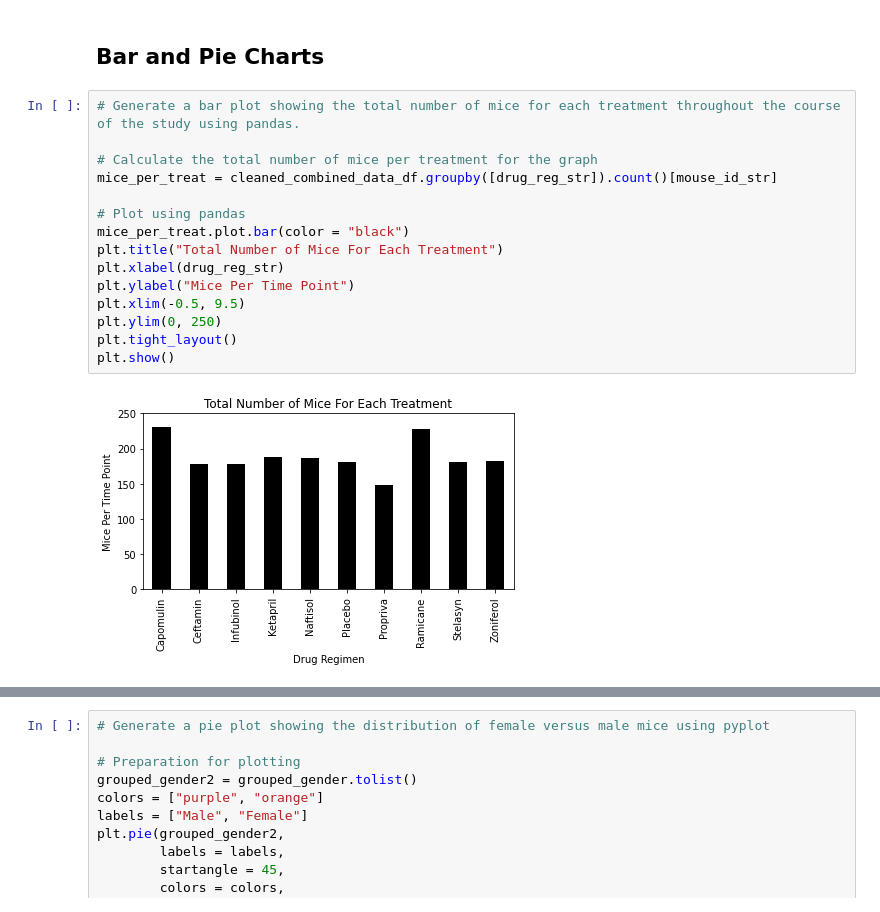
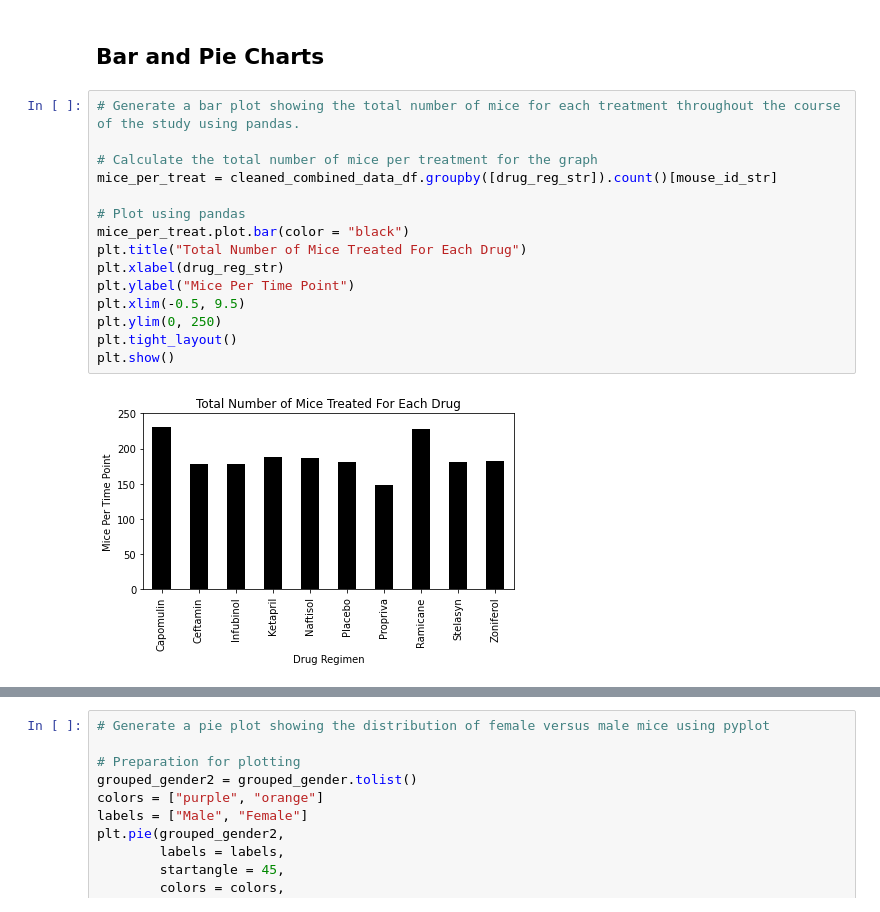
Before and after one commit to Franco1230/05-Matplotlib-Challenge, a Jupyter notebook: Pymaceuticals/pymaceuticals_starter.ipynb, the cells around one changed output, grey strips where cells are left out. Drawn from its saved outputs; the diff is of its cells as text.

Commit message:
reviewed, renamed graph title for clearer reading

```diff
--- a/Pymaceuticals/pymaceuticals_starter.ipynb
+++ b/Pymaceuticals/pymaceuticals_starter.ipynb
@@ -176,20 +176,20 @@ statistic_summary2.round(2)
 # %%
 # Generate a bar plot showing the total number of mice for each treatment throughout the course of the study using pandas.
 
 # Calculate the total number of mice per treatment for the graph
 mice_per_treat = cleaned_combined_data_df.groupby([drug_reg_str]).count()[mouse_id_str]
 
 # Plot using pandas
 mice_per_treat.plot.bar(color = "black")
-plt.title("Total Number of Mice For Each Treatment")
+plt.title("Total Number of Mice Treated For Each Drug")
 plt.xlabel(drug_reg_str)
 plt.ylabel("Mice Per Time Point")
 plt.xlim(-0.5, 9.5)
 plt.ylim(0, 250)
 plt.tight_layout()
 plt.show()
 # %% [output]
-[figure, old version]
+[figure, new version]
 # %%
 # Generate a bar plot showing the total number of mice for each treatment throughout the course of the study using pyplot.
 
```
Also changed, not shown: parts of 5 cells of this notebook.
